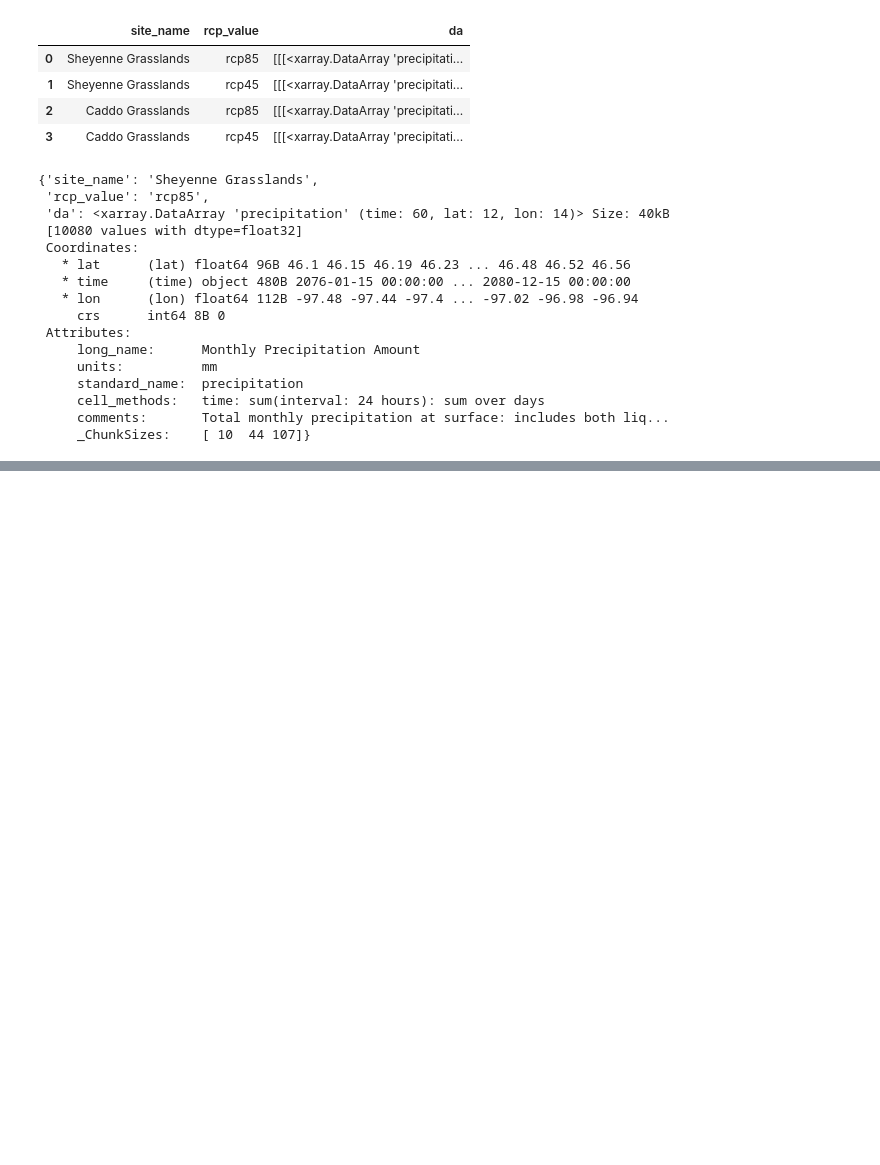
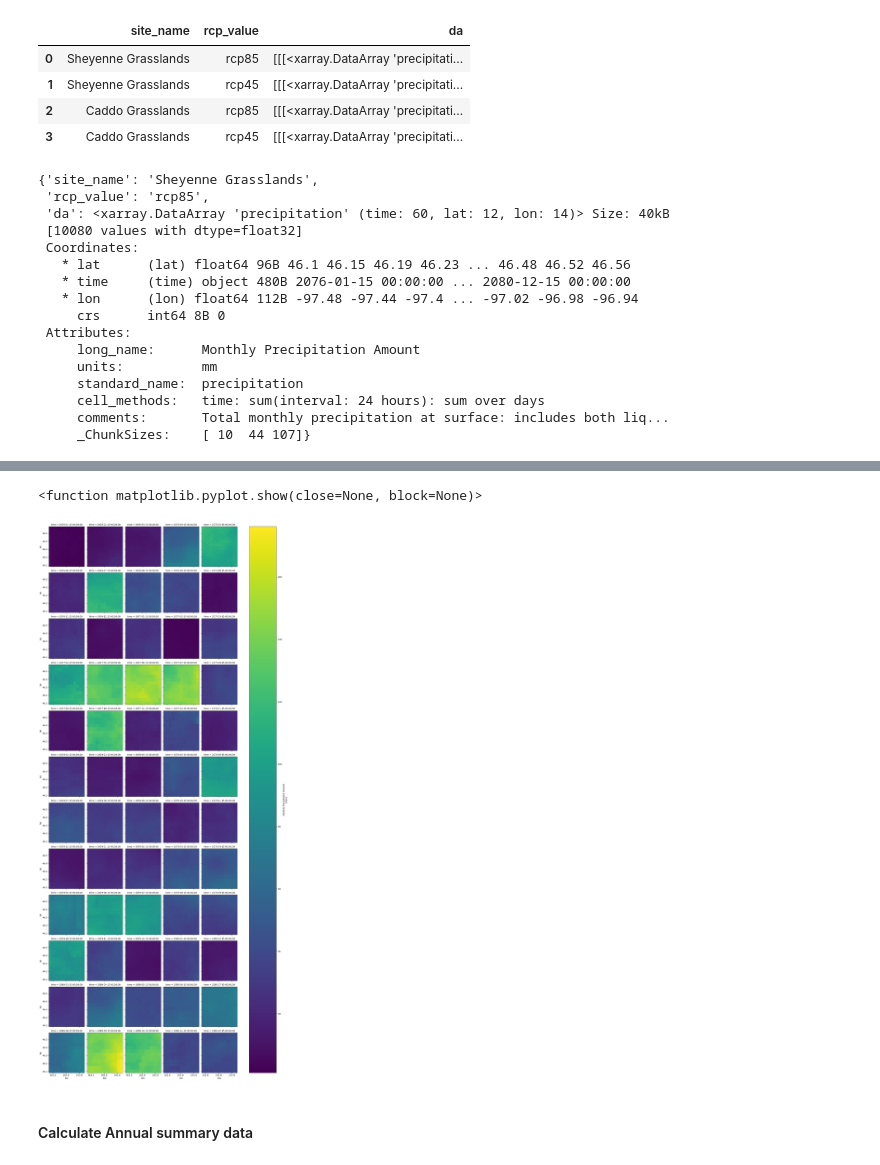
Before and after one commit to hanried/habitat-suitability, a Jupyter notebook: 03-habitat-suitability-climate.ipynb, the cells around one changed output, grey strips where cells are left out. Drawn from its saved outputs; the diff is of its cells as text; code cells hidden in the pictures; blank space fills up the shorter version.

```diff
--- a/03-habitat-suitability-climate.ipynb
+++ b/03-habitat-suitability-climate.ipynb
@@ -103,0 +292,10 @@ maca_da_list[0]
+# %%
+sheyenne_85_xr.plot(col='time',
+                    col_wrap=5)
+plt.show
+# Output: spatial plots of monthly precip (mm) for each month from Jan 2076 to Dec 2080
+# %% [output]
+<function matplotlib.pyplot.show(close=None, block=None)>
+[figure, added]
+# %% [markdown]
+#### Calculate Annual summary data
```
Also changed, not shown: parts of 26 cells of this notebook.
